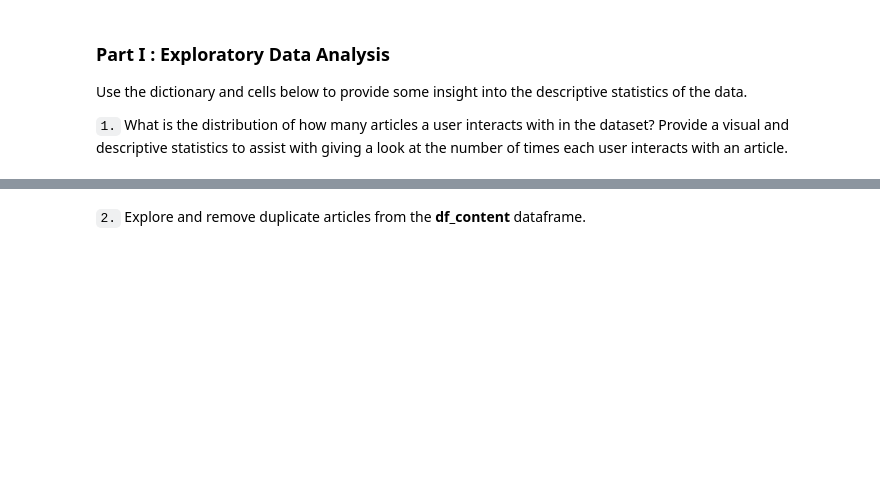
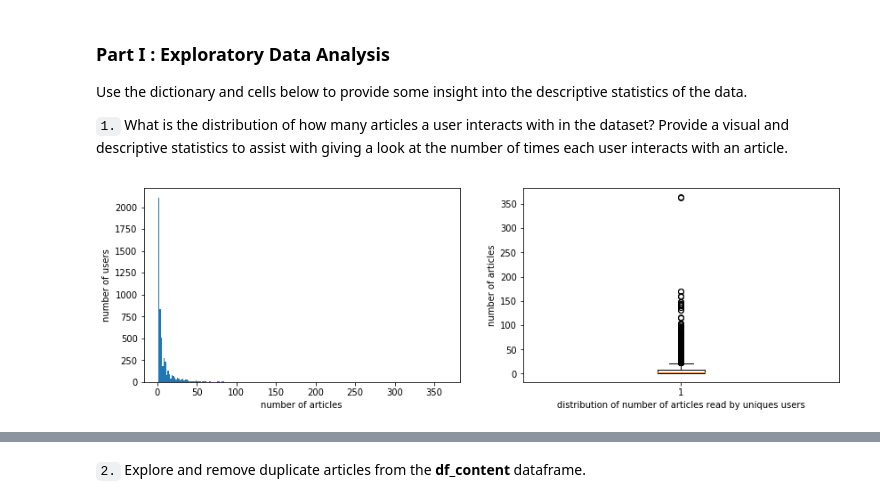
Before and after one commit to bhaskarjitsarmah/projects_U, a Jupyter notebook: Data Scientist/Recommendation Systems/Recommendations_with_IBM.ipynb, the cells around one changed output, grey strips where cells are left out. Saved outputs shown, nothing was run; the diff lists cells and outputs as text; code cells hidden in the pictures; blank space fills up the shorter version.

```diff
--- a/Data Scientist/Recommendation Systems/Recommendations_with_IBM.ipynb
+++ b/Data Scientist/Recommendation Systems/Recommendations_with_IBM.ipynb
@@ -58,3 +58,18 @@ df_content.head()
 Use the dictionary and cells below to provide some insight into the descriptive statistics of the data.
 
 `1.` What is the distribution of how many articles a user interacts with in the dataset?  Provide a visual and descriptive statistics to assist with giving a look at the number of times each user interacts with an article.
+# %%
+fig = plt.figure(figsize=(14, 4))
+
+plt.subplot(1, 2, 1)
+df['email'].value_counts().plot(kind='hist', bins=int(np.sqrt(df.shape[0])))
+plt.xlabel('number of articles')
+plt.ylabel('number of users')
+#plt.show()
+
+plt.subplot(1, 2, 2)
+plt.boxplot(df['email'].value_counts())
+plt.xlabel('distribution of number of articles read by uniques users')
+plt.ylabel('number of articles');
+# %% [output]
+[figure, added]
```
Also changed, not shown: parts of 45 cells of this notebook.
